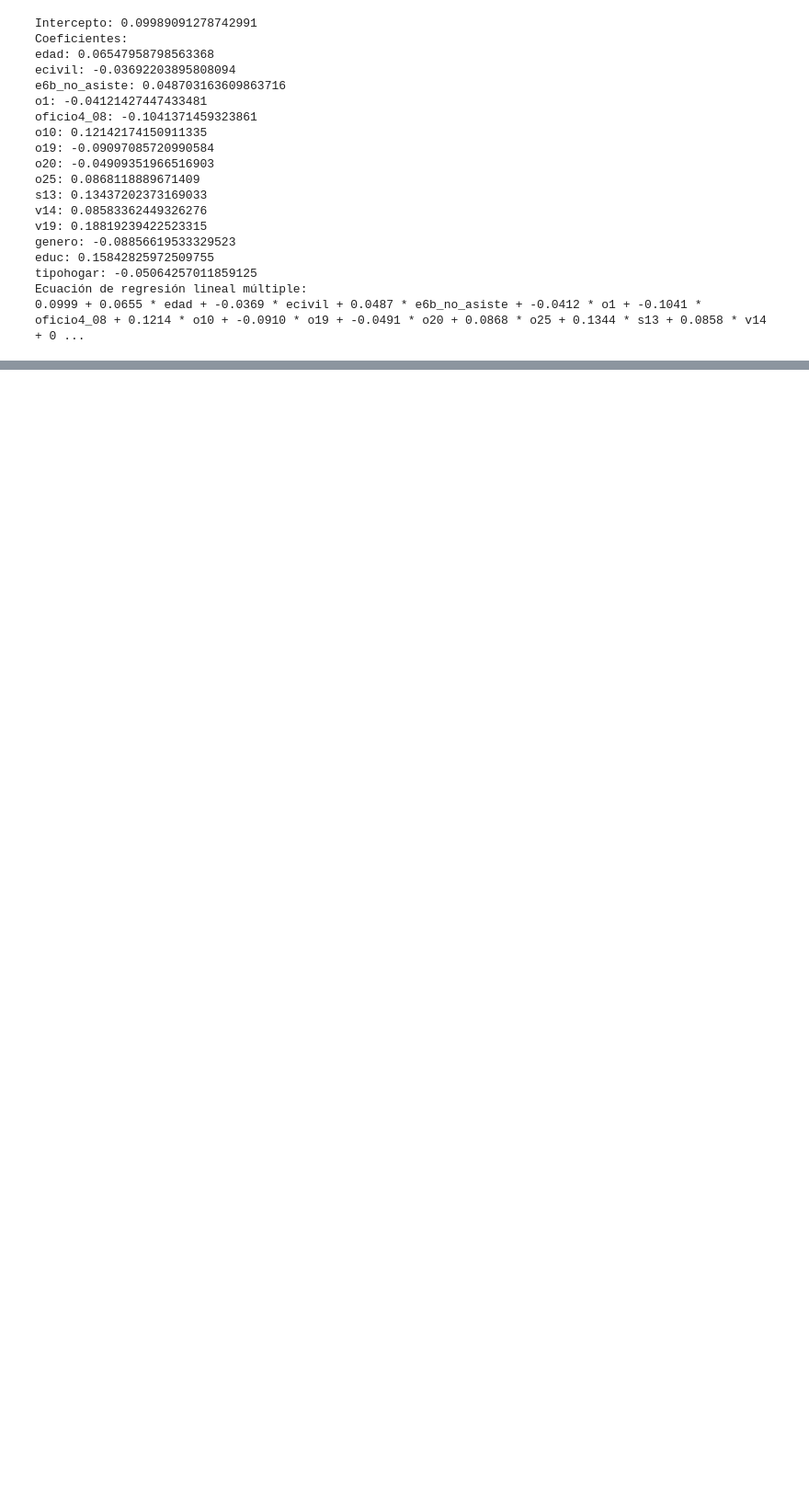
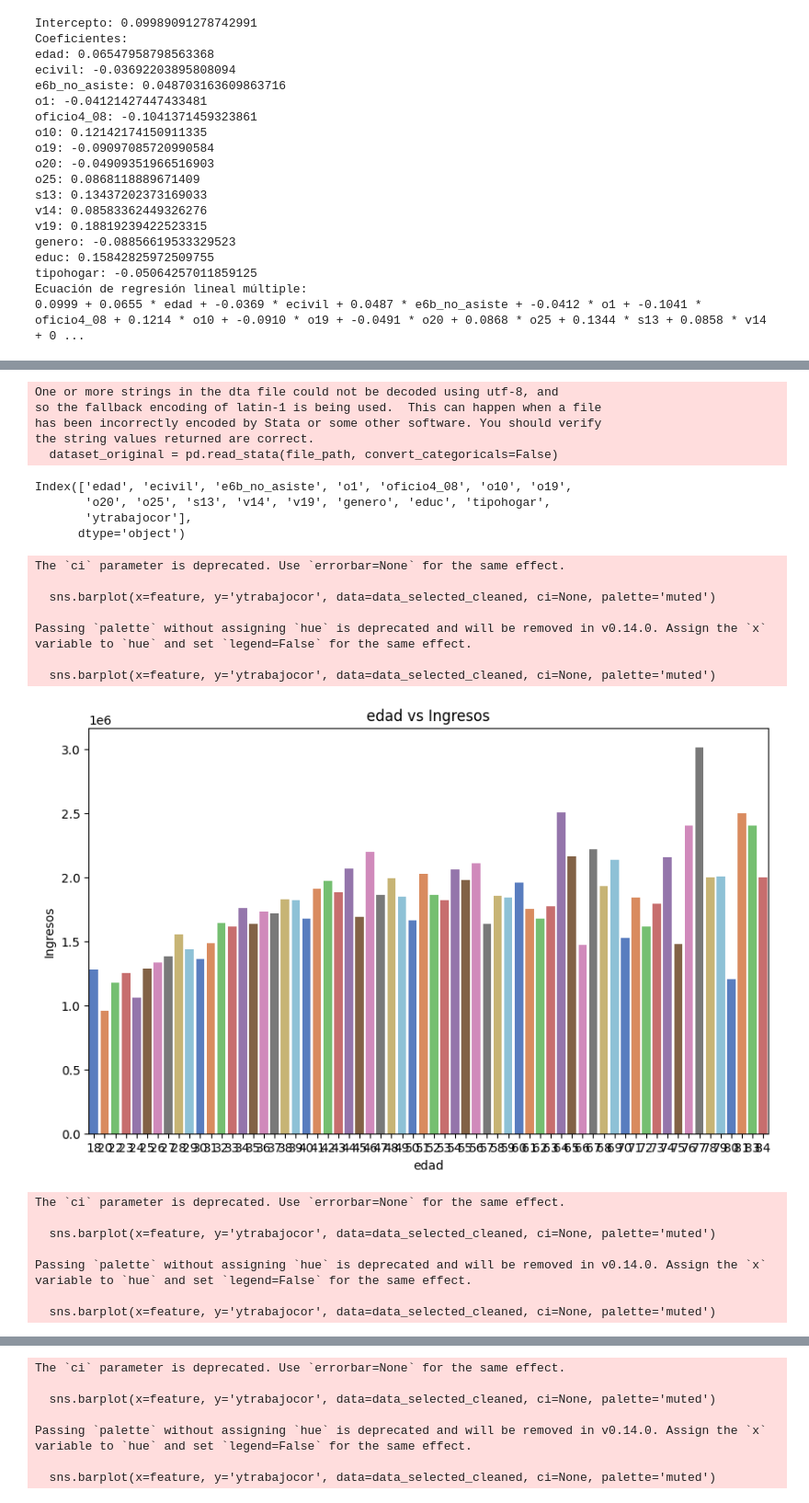
Before and after one commit to Cbadass/eva2mineria, a Jupyter notebook: a.ipynb, the cells around one changed output, grey strips where cells are left out. Shown at 92% size. Cells and saved outputs as stored; diff of their text form; code cells hidden in the pictures; blank space fills up the shorter version.

```diff
--- a/a.ipynb
+++ b/a.ipynb
@@ -278,0 +256,57 @@ for feature in selected_features_forward:
+# %%
+import pandas as pd
+import seaborn as sns
+import matplotlib.pyplot as plt
+from sklearn.model_selection import train_test_split
+
+# Ruta al archivo de datos
+file_path = 'dataset2.dta'
+
+# Cargar el dataset original
+dataset_original = pd.read_stata(file_path, convert_categoricals=False)
+
+# Seleccionar las columnas coincidentes con las variables seleccionadas
+columns_to_keep = selected_features_forward.tolist() + ['ytrabajocor']
+data_selected = dataset_original[columns_to_keep].copy()
+
+# Filtrar filas donde 'ytrabajocor' tiene valores mayores a 900000
+data_selected_filtered = data_selected[data_selected['ytrabajocor'] > 900000]
+
+# Eliminar filas con valores menores a 0 en las variables seleccionadas
+data_selected_cleaned = data_selected_filtered[(data_selected_filtered >= 0).all(axis=1)]
+
+print(data_selected_cleaned.columns)
+
+# Crear gráficos por variable versus ingresos después de la limpieza
+for feature in selected_features_forward:
+    plt.figure(figsize=(10, 6))
+    sns.barplot(x=feature, y='ytrabajocor', data=data_selected_cleaned, ci=None, palette='muted')
+    plt.xlabel(feature)
+    plt.ylabel('Ingresos')
+    plt.title(f'{feature} vs Ingresos')
+    plt.show()
+# %% [output]
+One or more strings in the dta file could not be decoded using utf-8, and
+so the fallback encoding of latin-1 is being used.  This can happen when a file
+has been incorrectly encoded by Stata or some other software. You should verify
+the string values returned are correct.
+  dataset_original = pd.read_stata(file_path, convert_categoricals=False)
+Index(['edad', 'ecivil', 'e6b_no_asiste', 'o1', 'oficio4_08', 'o10', 'o19',
+       'o20', 'o25', 's13', 'v14', 'v19', 'genero', 'educ', 'tipohogar',
+       'ytrabajocor'],
+      dtype='object')
+The `ci` parameter is deprecated. Use `errorbar=None` for the same effect.
+
+  sns.barplot(x=feature, y='ytrabajocor', data=data_selected_cleaned, ci=None, palette='muted')
+
+Passing `palette` without assigning `hue` is deprecated and will be removed in v0.14.0. Assign the `x` variable to `hue` and set `legend=False` for the same effect.
+
+  sns.barplot(x=feature, y='ytrabajocor', data=data_selected_cleaned, ci=None, palette='muted')
+[figure, added]
+The `ci` parameter is deprecated. Use `errorbar=None` for the same effect.
+
+  sns.barplot(x=feature, y='ytrabajocor', data=data_selected_cleaned, ci=None, palette='muted')
+
+Passing `palette` without assigning `hue` is deprecated and will be removed in v0.14.0. Assign the `x` variable to `hue` and set `legend=False` for the same effect.
+
+  sns.barplot(x=feature, y='ytrabajocor', data=data_selected_cleaned, ci=None, palette='muted')
@@ -278,0 +314,7 @@ for feature in selected_features_forward:
+The `ci` parameter is deprecated. Use `errorbar=None` for the same effect.
+
+  sns.barplot(x=feature, y='ytrabajocor', data=data_selected_cleaned, ci=None, palette='muted')
+
+Passing `palette` without assigning `hue` is deprecated and will be removed in v0.14.0. Assign the `x` variable to `hue` and set `legend=False` for the same effect.
+
+  sns.barplot(x=feature, y='ytrabajocor', data=data_selected_cleaned, ci=None, palette='muted')
```
Also changed, not shown: parts of 7 cells of this notebook.
